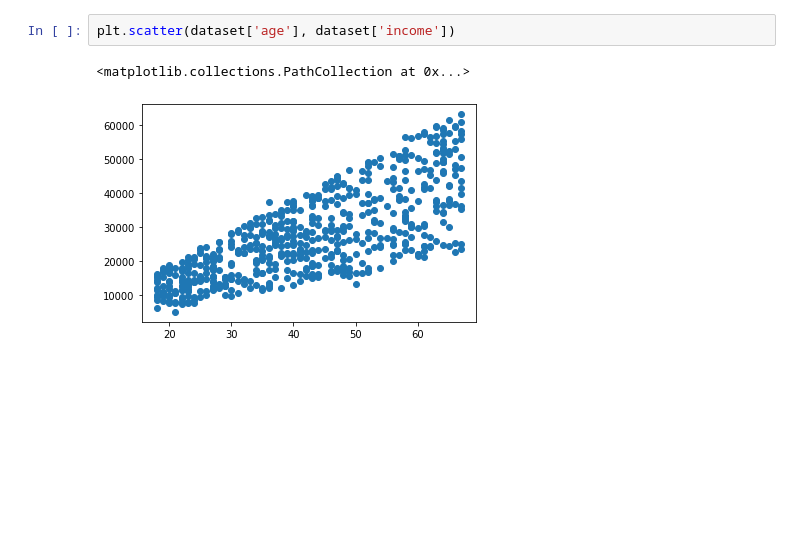
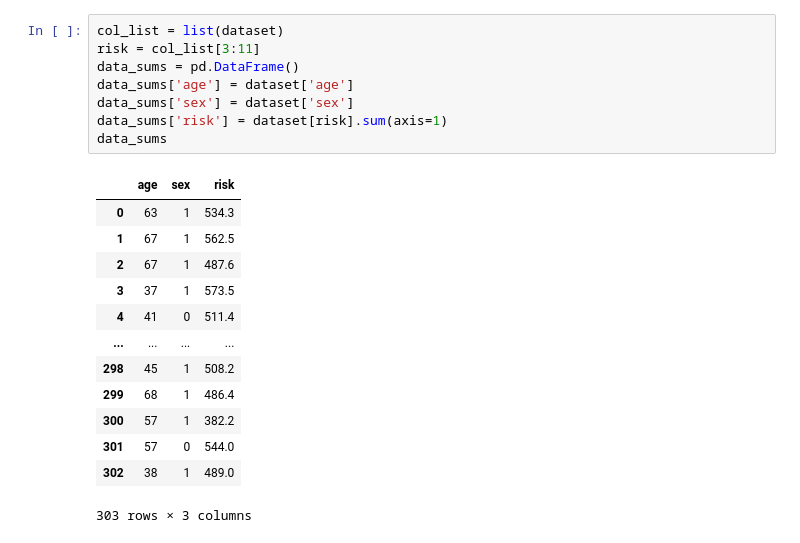
Before and after one commit to vmmduc/Machine-Learning, a Jupyter notebook: K-Means/Kmeans.ipynb, the cells around one changed output. Cells and saved outputs as stored; diff of their text form; blank space fills up the shorter version.

```diff
--- a/K-Means/Kmeans.ipynb
+++ b/K-Means/Kmeans.ipynb
@@ -23,7 +24,24 @@ dataset
-# %%
-plt.scatter(dataset['age'], dataset['income'])
-# %% [output]
-<matplotlib.collections.PathCollection at 0x...>
-[figure, removed]
+# %%
+col_list = list(dataset)
+risk = col_list[3:11]
+data_sums = pd.DataFrame()
+data_sums['age'] = dataset['age']
+data_sums['sex'] = dataset['sex']
+data_sums['risk'] = dataset[risk].sum(axis=1)
+data_sums
+# %% [output]
+|  | age | sex | risk |
+| 0 | 63 | 1 | 534.3 |
+| 1 | 67 | 1 | 562.5 |
+| 2 | 67 | 1 | 487.6 |
+| 3 | 37 | 1 | 573.5 |
+| 4 | 41 | 0 | 511.4 |
+| ... | ... | ... | ... |
+| 298 | 45 | 1 | 508.2 |
+| 299 | 68 | 1 | 486.4 |
+| 300 | 57 | 1 | 382.2 |
+| 301 | 57 | 0 | 544.0 |
+| 302 | 38 | 1 | 489.0 |
+303 rows × 3 columns
 # %%
 wcss = []
```
Also changed, not shown: parts of 6 cells of this notebook, 14 other files.
